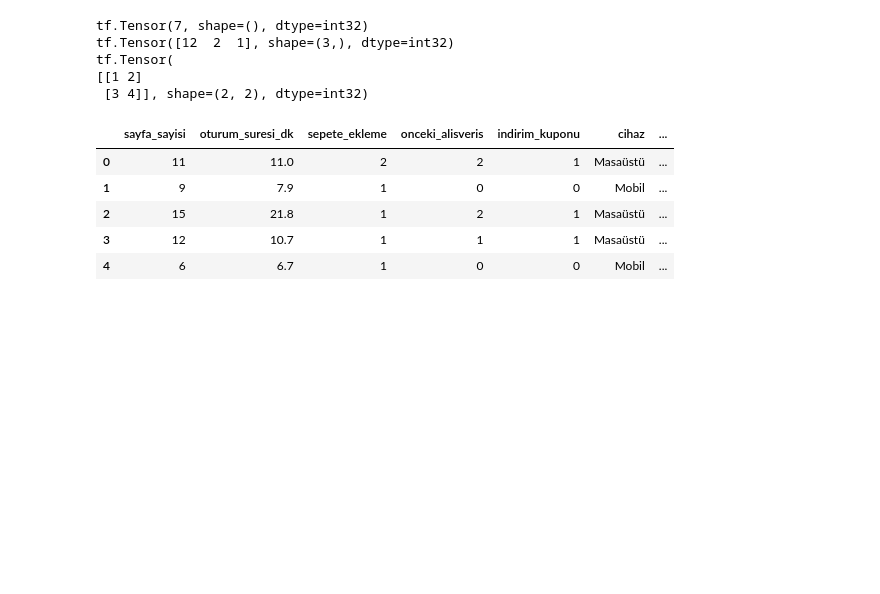
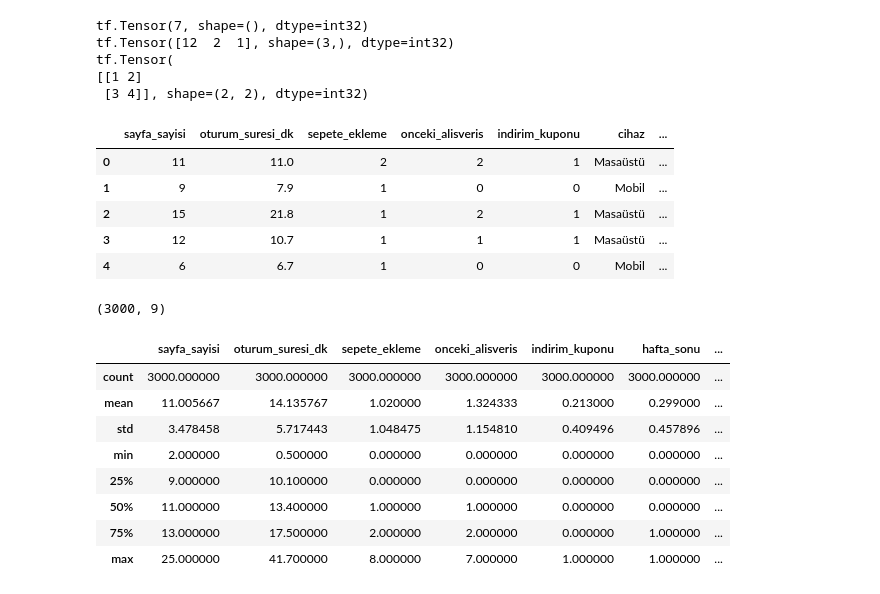
Before and after one commit to europecodingschool/ECS---VB---YZ---08.26, a Jupyter notebook: VB_YZ_Ders_21_.ipynb, the cells around one changed output. Saved outputs shown, nothing was run; the diff lists cells and outputs as text; code cells hidden in the pictures; blank space fills up the shorter version.

```diff
--- a/VB_YZ_Ders_21_.ipynb
+++ b/VB_YZ_Ders_21_.ipynb
@@ -44,3 +45,19 @@ df.head()
 | 2 | 15 | 21.8 | 1 | 2 | 1 | Masaüstü | ... |
 | 3 | 12 | 10.7 | 1 | 1 | 1 | Masaüstü | ... |
 | 4 | 6 | 6.7 | 1 | 0 | 0 | Mobil | ... |
+# %%
+df.shape
+# %% [output]
+(3000, 9)
+# %%
+df.describe()
+# %% [output]
+|  | sayfa_sayisi | oturum_suresi_dk | sepete_ekleme | onceki_alisveris | indirim_kuponu | hafta_sonu | ... |
+| count | 3000.000000 | 3000.000000 | 3000.000000 | 3000.000000 | 3000.000000 | 3000.000000 | ... |
+| mean | 11.005667 | 14.135767 | 1.020000 | 1.324333 | 0.213000 | 0.299000 | ... |
+| std | 3.478458 | 5.717443 | 1.048475 | 1.154810 | 0.409496 | 0.457896 | ... |
+| min | 2.000000 | 0.500000 | 0.000000 | 0.000000 | 0.000000 | 0.000000 | ... |
+| 25% | 9.000000 | 10.100000 | 0.000000 | 0.000000 | 0.000000 | 0.000000 | ... |
+| 50% | 11.000000 | 13.400000 | 1.000000 | 1.000000 | 0.000000 | 0.000000 | ... |
+| 75% | 13.000000 | 17.500000 | 2.000000 | 2.000000 | 0.000000 | 1.000000 | ... |
+| max | 25.000000 | 41.700000 | 8.000000 | 7.000000 | 1.000000 | 1.000000 | ... |
```
Also changed, not shown: parts of 13 cells of this notebook.
